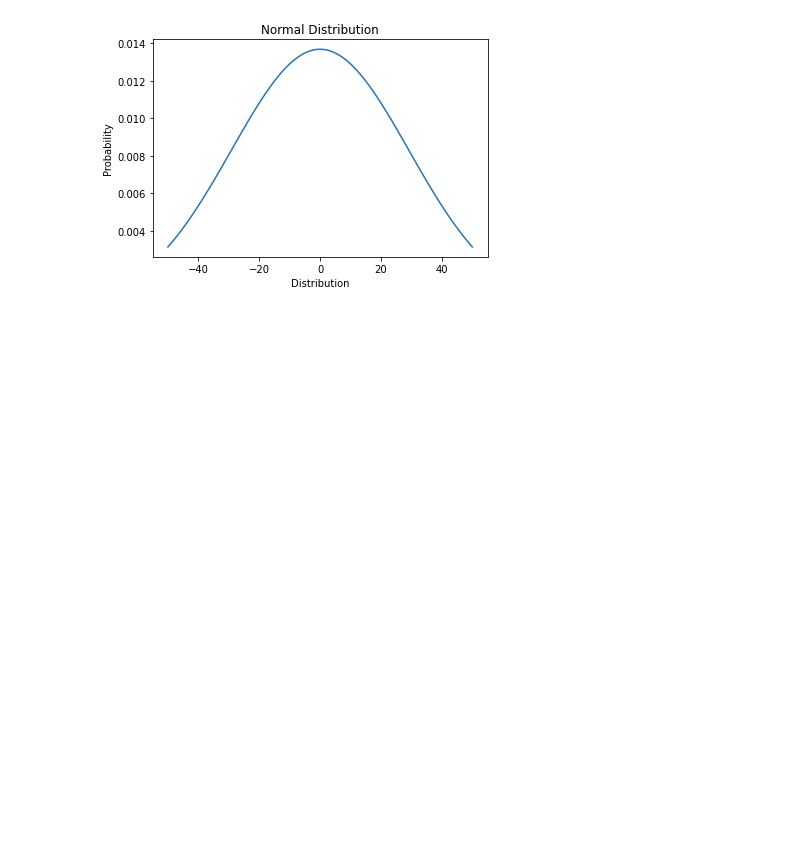
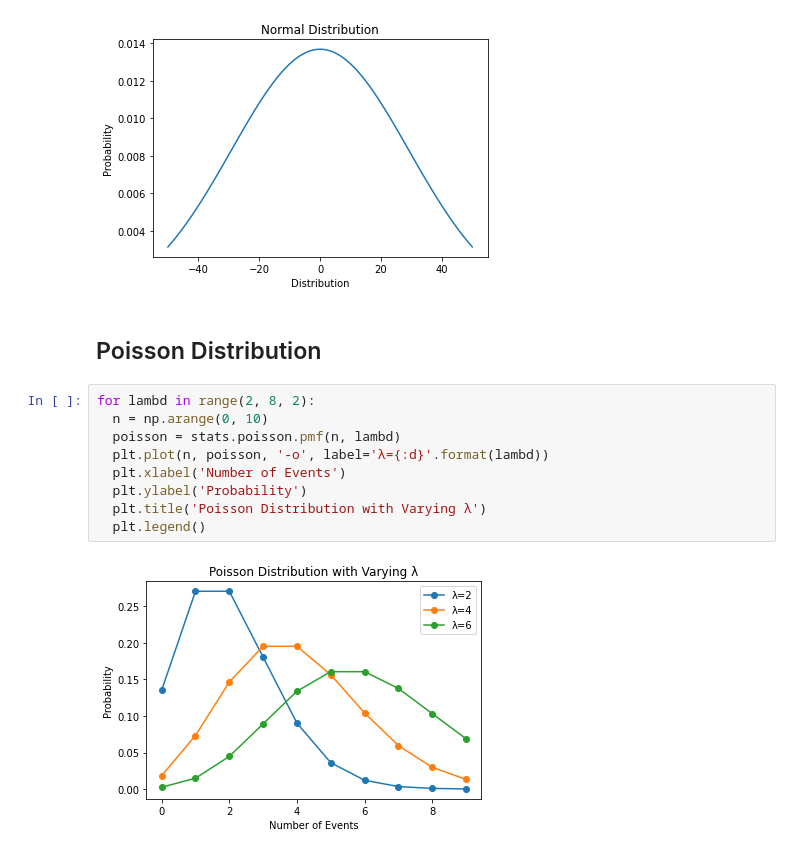
Before and after one commit to sankardevisharath/artificial-intelligence, a Jupyter notebook: notebooks/eda/data-distribution.ipynb, the cells around one changed output. Drawn from its saved outputs; the diff is of its cells as text; blank space fills up the shorter version.

Commit message:
Add Poisson Distribution

```diff
--- a/notebooks/eda/data-distribution.ipynb
+++ b/notebooks/eda/data-distribution.ipynb
@@ -64,3 +64,16 @@ plt.title('Normal Distribution')
 # %% [output]
 Text(0.5, 1.0, 'Normal Distribution')
 [figure]
+# %% [markdown]
+## Poisson Distribution
+# %%
+for lambd in range(2, 8, 2):
+  n = np.arange(0, 10)
+  poisson = stats.poisson.pmf(n, lambd)
+  plt.plot(n, poisson, '-o', label='λ={:d}'.format(lambd))
+  plt.xlabel('Number of Events')
+  plt.ylabel('Probability')
+  plt.title('Poisson Distribution with Varying λ')
+  plt.legend()
+# %% [output]
+[figure, added]
```
